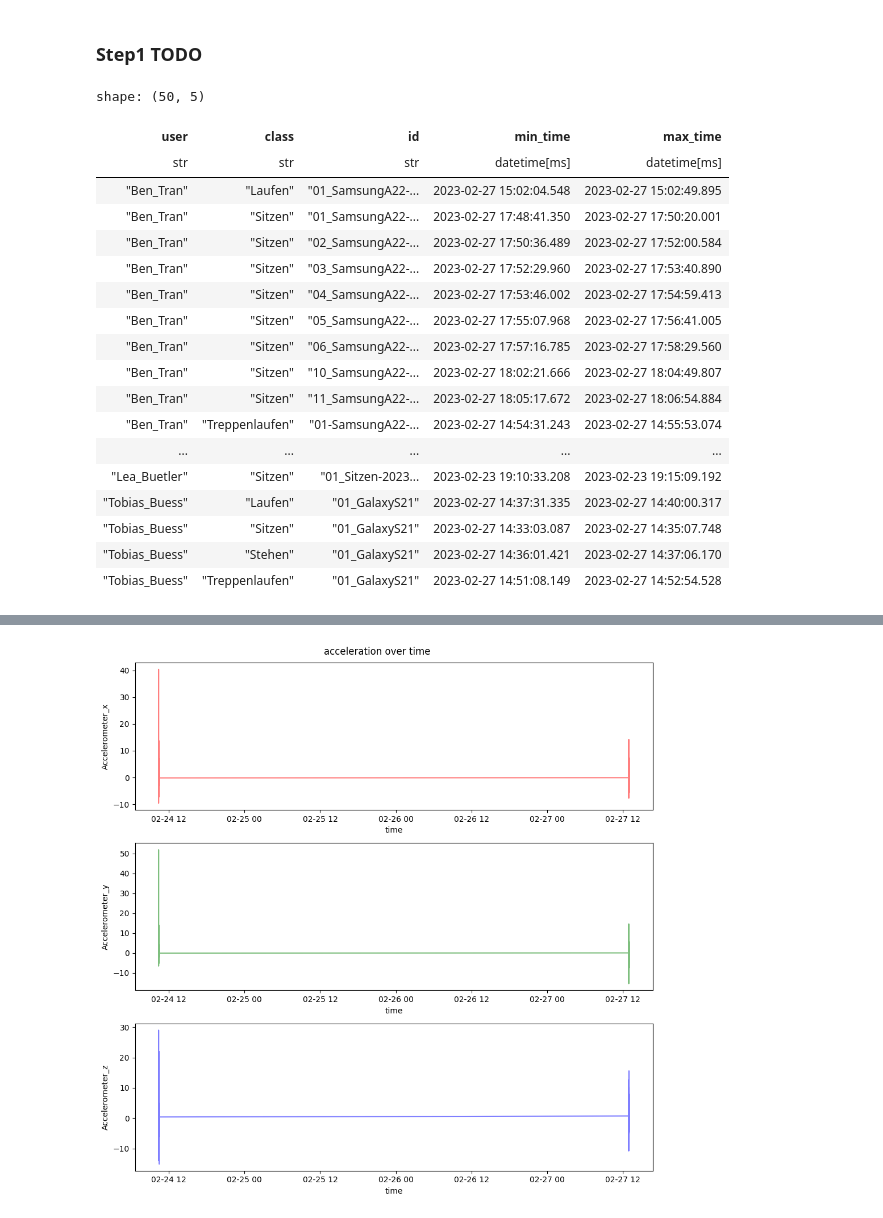
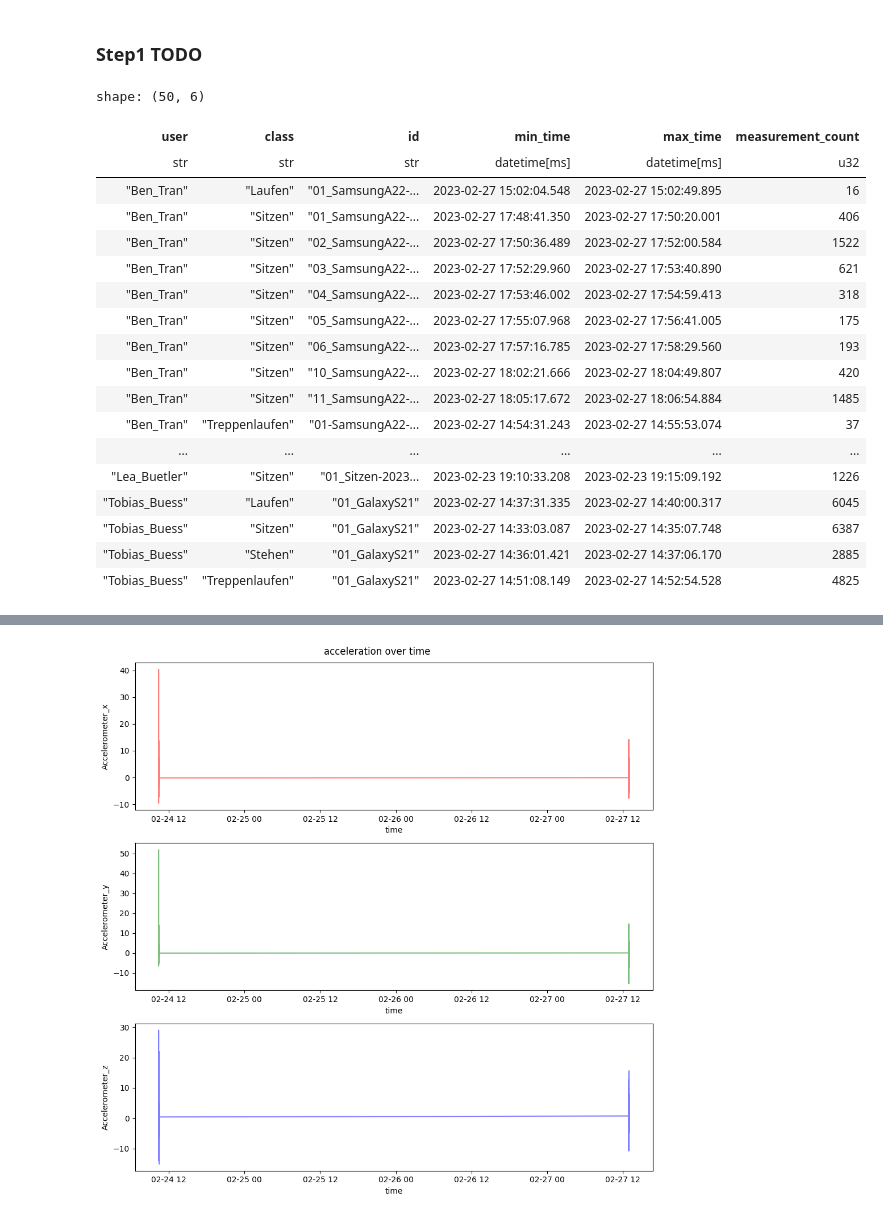
Before and after one commit to CDL1-Sensor/Sensor_Data-Wrangling-und-EDA, a Jupyter notebook: index.ipynb, the cells around one changed output, grey strips where cells are left out. Saved outputs shown, nothing was run; the diff lists cells and outputs as text; code cells hidden in the pictures.

```diff
--- a/index.ipynb
+++ b/index.ipynb
@@ -229,34 +229,33 @@ Etienne_Roulet Stehen: 12323 rows
 # %% [markdown]
 ### Step1 TODO
 # %%
-# cut the first 5 seconds of the data and the last 5 seconds of the data of each user and activity
 df = data
 q = (
     df.lazy()
     .groupby(["user", "class", "id"])
-    .agg([pl.col("time").min().alias("min_time"),  pl.col("time").max().alias("max_time")])
+    .agg([pl.col("time").min().alias("min_time"),  pl.col("time").max().alias("max_time"), pl.col("time").count().alias("measurement_count")])
     .sort(["user", "class", "id"])
 )
 
 df_new = q.collect()
-df_new.head(100)
+df_new.head(1000)
 # %% [output]
-shape: (50, 5)
+shape: (50, 6)
-| user | class | id | min_time | max_time |
-| str | str | str | datetime[ms] | datetime[ms] |
-| "Ben_Tran" | "Laufen" | "01_SamsungA22-... | 2023-02-27 15:02:04.548 | 2023-02-27 15:02:49.895 |
-| "Ben_Tran" | "Sitzen" | "01_SamsungA22-... | 2023-02-27 17:48:41.350 | 2023-02-27 17:50:20.001 |
-| "Ben_Tran" | "Sitzen" | "02_SamsungA22-... | 2023-02-27 17:50:36.489 | 2023-02-27 17:52:00.584 |
-| "Ben_Tran" | "Sitzen" | "03_SamsungA22-... | 2023-02-27 17:52:29.960 | 2023-02-27 17:53:40.890 |
-| "Ben_Tran" | "Sitzen" | "04_SamsungA22-... | 2023-02-27 17:53:46.002 | 2023-02-27 17:54:59.413 |
-| "Ben_Tran" | "Sitzen" | "05_SamsungA22-... | 2023-02-27 17:55:07.968 | 2023-02-27 17:56:41.005 |
-| "Ben_Tran" | "Sitzen" | "06_SamsungA22-... | 2023-02-27 17:57:16.785 | 2023-02-27 17:58:29.560 |
-| "Ben_Tran" | "Sitzen" | "10_SamsungA22-... | 2023-02-27 18:02:21.666 | 2023-02-27 18:04:49.807 |
-| "Ben_Tran" | "Sitzen" | "11_SamsungA22-... | 2023-02-27 18:05:17.672 | 2023-02-27 18:06:54.884 |
-| "Ben_Tran" | "Treppenlaufen" | "01-SamsungA22-... | 2023-02-27 14:54:31.243 | 2023-02-27 14:55:53.074 |
-| ... | ... | ... | ... | ... |
-| "Lea_Buetler" | "Sitzen" | "01_Sitzen-2023... | 2023-02-23 19:10:33.208 | 2023-02-23 19:15:09.192 |
-| "Tobias_Buess" | "Laufen" | "01_GalaxyS21" | 2023-02-27 14:37:31.335 | 2023-02-27 14:40:00.317 |
-| "Tobias_Buess" | "Sitzen" | "01_GalaxyS21" | 2023-02-27 14:33:03.087 | 2023-02-27 14:35:07.748 |
-| "Tobias_Buess" | "Stehen" | "01_GalaxyS21" | 2023-02-27 14:36:01.421 | 2023-02-27 14:37:06.170 |
-| "Tobias_Buess" | "Treppenlaufen" | "01_GalaxyS21" | 2023-02-27 14:51:08.149 | 2023-02-27 14:52:54.528 |
+| user | class | id | min_time | max_time | measurement_count |
+| str | str | str | datetime[ms] | datetime[ms] | u32 |
+| "Ben_Tran" | "Laufen" | "01_SamsungA22-... | 2023-02-27 15:02:04.548 | 2023-02-27 15:02:49.895 | 16 |
+| "Ben_Tran" | "Sitzen" | "01_SamsungA22-... | 2023-02-27 17:48:41.350 | 2023-02-27 17:50:20.001 | 406 |
+| "Ben_Tran" | "Sitzen" | "02_SamsungA22-... | 2023-02-27 17:50:36.489 | 2023-02-27 17:52:00.584 | 1522 |
+| "Ben_Tran" | "Sitzen" | "03_SamsungA22-... | 2023-02-27 17:52:29.960 | 2023-02-27 17:53:40.890 | 621 |
+| "Ben_Tran" | "Sitzen" | "04_SamsungA22-... | 2023-02-27 17:53:46.002 | 2023-02-27 17:54:59.413 | 318 |
+| "Ben_Tran" | "Sitzen" | "05_SamsungA22-... | 2023-02-27 17:55:07.968 | 2023-02-27 17:56:41.005 | 175 |
+| "Ben_Tran" | "Sitzen" | "06_SamsungA22-... | 2023-02-27 17:57:16.785 | 2023-02-27 17:58:29.560 | 193 |
+| "Ben_Tran" | "Sitzen" | "10_SamsungA22-... | 2023-02-27 18:02:21.666 | 2023-02-27 18:04:49.807 | 420 |
+| "Ben_Tran" | "Sitzen" | "11_SamsungA22-... | 2023-02-27 18:05:17.672 | 2023-02-27 18:06:54.884 | 1485 |
+| "Ben_Tran" | "Treppenlaufen" | "01-SamsungA22-... | 2023-02-27 14:54:31.243 | 2023-02-27 14:55:53.074 | 37 |
+| ... | ... | ... | ... | ... | ... |
+| "Lea_Buetler" | "Sitzen" | "01_Sitzen-2023... | 2023-02-23 19:10:33.208 | 2023-02-23 19:15:09.192 | 1226 |
+| "Tobias_Buess" | "Laufen" | "01_GalaxyS21" | 2023-02-27 14:37:31.335 | 2023-02-27 14:40:00.317 | 6045 |
+| "Tobias_Buess" | "Sitzen" | "01_GalaxyS21" | 2023-02-27 14:33:03.087 | 2023-02-27 14:35:07.748 | 6387 |
+| "Tobias_Buess" | "Stehen" | "01_GalaxyS21" | 2023-02-27 14:36:01.421 | 2023-02-27 14:37:06.170 | 2885 |
+| "Tobias_Buess" | "Treppenlaufen" | "01_GalaxyS21" | 2023-02-27 14:51:08.149 | 2023-02-27 14:52:54.528 | 4825 |
```
Also changed, not shown: parts of 2 cells of this notebook.
